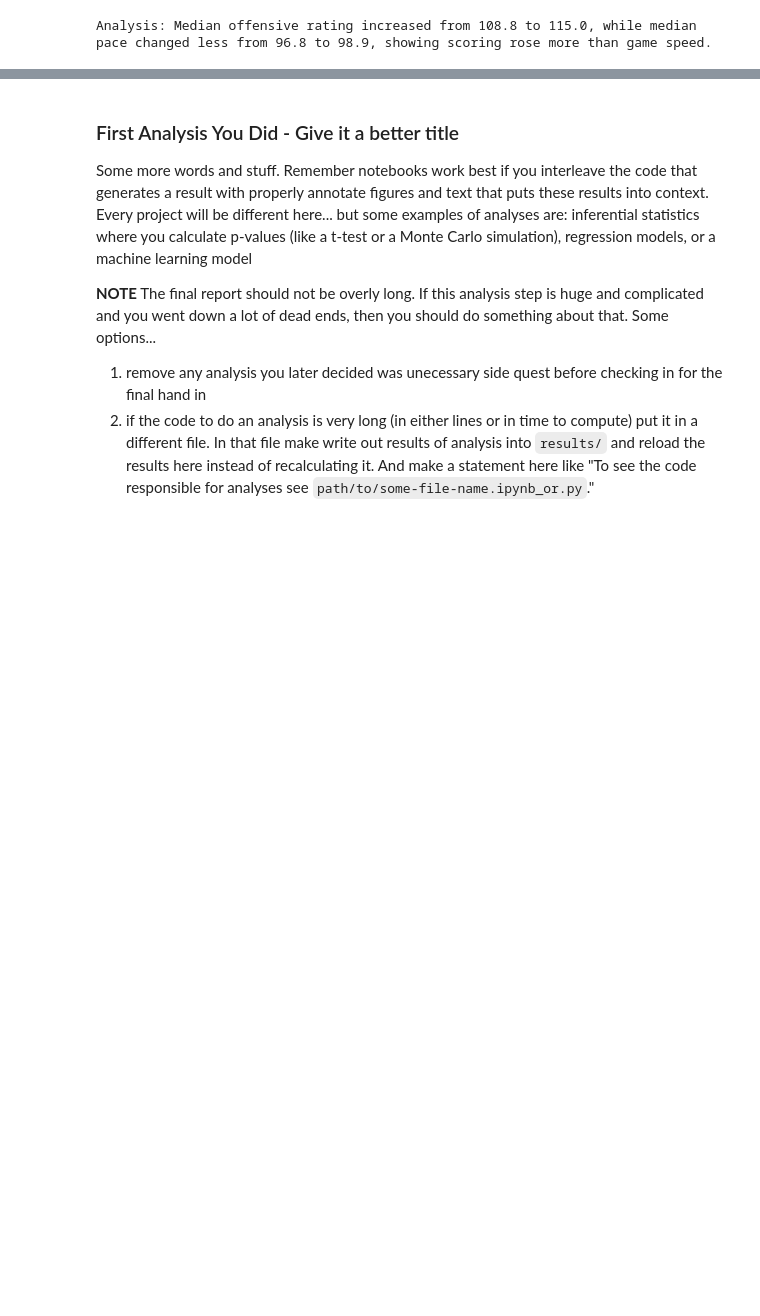
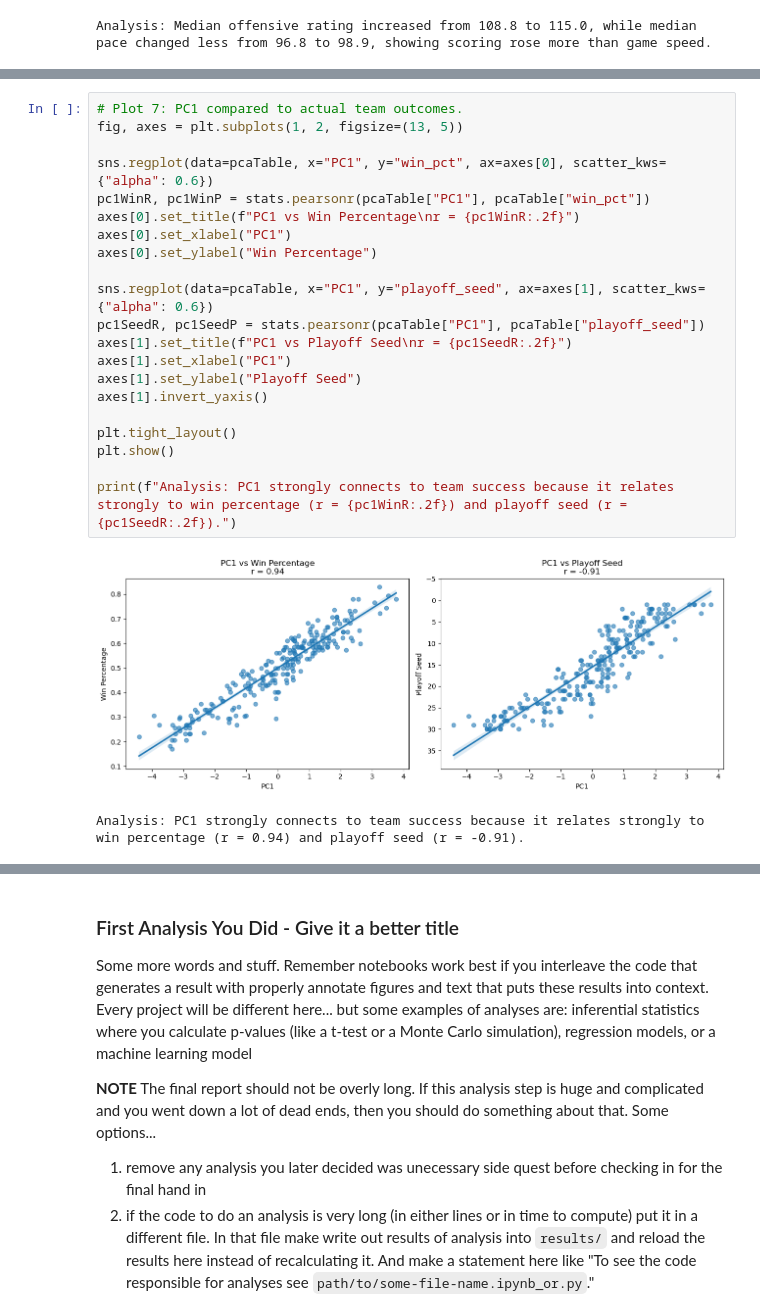
Before and after one commit to COGS108/Group-SP26-082, a Jupyter notebook: 03-FinalProject.ipynb, the cells around one changed output, grey strips where cells are left out. Cells and saved outputs as stored; diff of their text form; blank space fills up the shorter version.

```diff
--- a/03-FinalProject.ipynb
+++ b/03-FinalProject.ipynb
@@ -377,0 +378,24 @@ Instructions: REPLACE the contents of this cell with your work, including any up
+# %%
+# Plot 7: PC1 compared to actual team outcomes.
+fig, axes = plt.subplots(1, 2, figsize=(13, 5))
+
+sns.regplot(data=pcaTable, x="PC1", y="win_pct", ax=axes[0], scatter_kws={"alpha": 0.6})
+pc1WinR, pc1WinP = stats.pearsonr(pcaTable["PC1"], pcaTable["win_pct"])
+axes[0].set_title(f"PC1 vs Win Percentage\nr = {pc1WinR:.2f}")
+axes[0].set_xlabel("PC1")
+axes[0].set_ylabel("Win Percentage")
+
+sns.regplot(data=pcaTable, x="PC1", y="playoff_seed", ax=axes[1], scatter_kws={"alpha": 0.6})
+pc1SeedR, pc1SeedP = stats.pearsonr(pcaTable["PC1"], pcaTable["playoff_seed"])
+axes[1].set_title(f"PC1 vs Playoff Seed\nr = {pc1SeedR:.2f}")
+axes[1].set_xlabel("PC1")
+axes[1].set_ylabel("Playoff Seed")
+axes[1].invert_yaxis()
+
+plt.tight_layout()
+plt.show()
+
+print(f"Analysis: PC1 strongly connects to team success because it relates strongly to win percentage (r = {pc1WinR:.2f}) and playoff seed (r = {pc1SeedR:.2f}).")
+# %% [output]
+[figure, added]
+Analysis: PC1 strongly connects to team success because it relates strongly to win percentage (r = 0.94) and playoff seed (r = -0.91).
```
Also changed, not shown: parts of 15 cells of this notebook.
